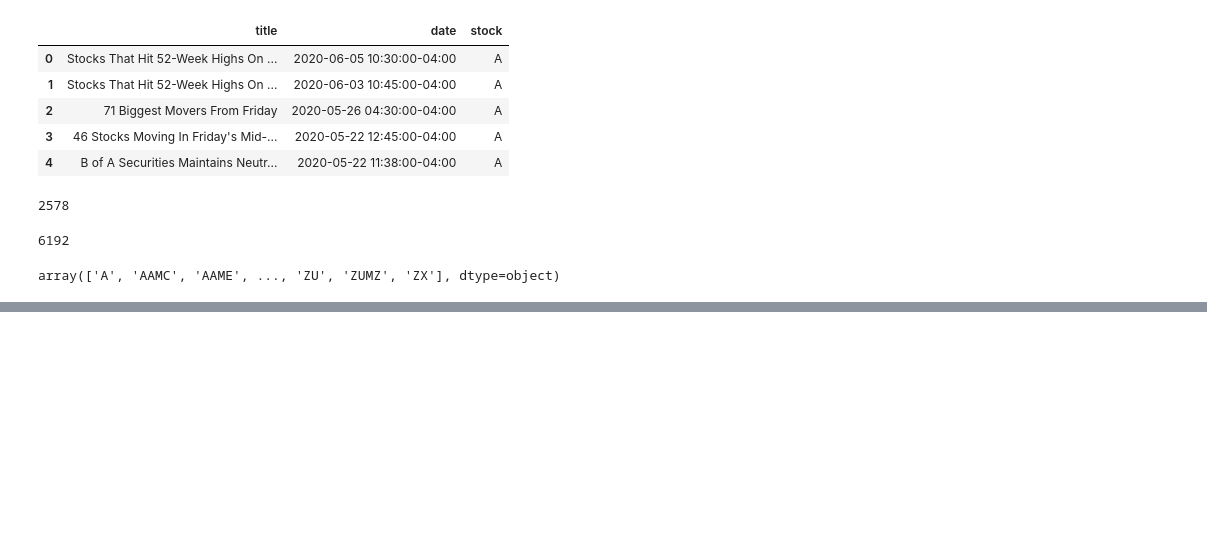
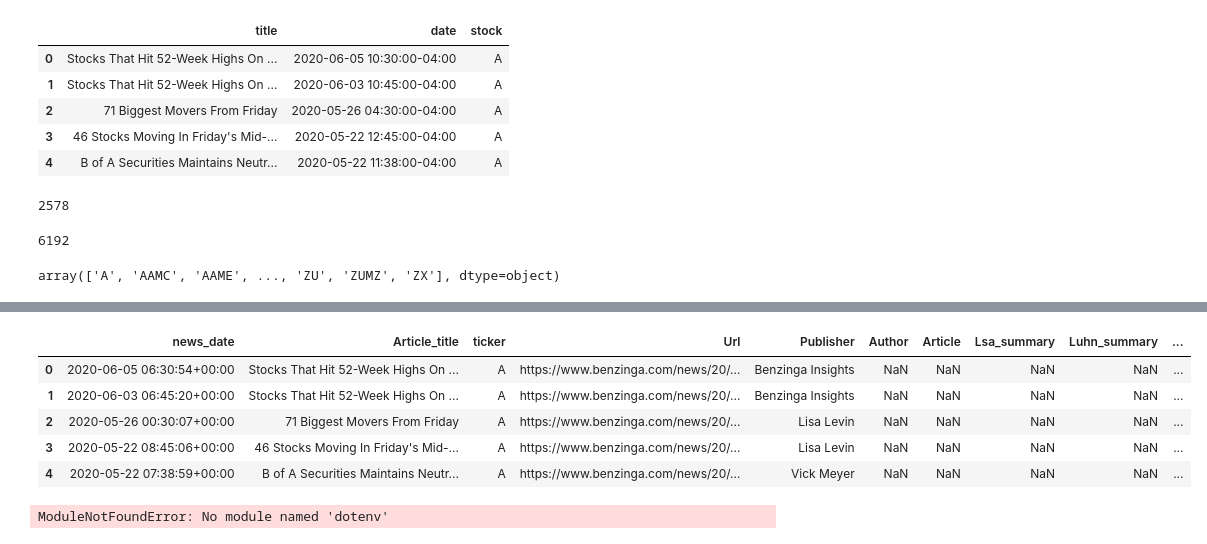
Before and after one commit to Wfiles/iti-8k-analysis, a Jupyter notebook: news_permco.ipynb, the cells around one changed output, grey strips where cells are left out. Drawn from its saved outputs; the diff is of its cells as text; code cells hidden in the pictures; blank space fills up the shorter version.

Commit message:
adding function to add permco to news

```diff
--- a/news_permco.ipynb
+++ b/news_permco.ipynb
@@ -252,0 +269,8 @@ tickers_df = db.get_table(library='crsp', table='stocknames')
+# %%
+# 1. Charger stocknames depuis CRSP
+stocknames = db.raw_sql("""
+    SELECT permco, ticker
+    FROM crsp.stocknames
+""")
+stocknames['ticker'] = stocknames['ticker'].str.upper().str.strip()
+stocknames.drop_duplicates(subset="ticker", inplace=True)
@@ -252,0 +302,9 @@ tickers_df = db.get_table(library='crsp', table='stocknames')
+# %%
+merged.head()
+# %% [output]
+|  | news_date | Article_title | ticker | Url | Publisher | Author | Article | Lsa_summary | Luhn_summary | ... |
+| 0 | 2020-06-05 06:30:54+00:00 | Stocks That Hit 52-Week Highs On ... | A | https://www.benzinga.com/news/20/... | Benzinga Insights | NaN | NaN | NaN | NaN | ... |
+| 1 | 2020-06-03 06:45:20+00:00 | Stocks That Hit 52-Week Highs On ... | A | https://www.benzinga.com/news/20/... | Benzinga Insights | NaN | NaN | NaN | NaN | ... |
+| 2 | 2020-05-26 00:30:07+00:00 | 71 Biggest Movers From Friday | A | https://www.benzinga.com/news/20/... | Lisa Levin | NaN | NaN | NaN | NaN | ... |
+| 3 | 2020-05-22 08:45:06+00:00 | 46 Stocks Moving In Friday's Mid-... | A | https://www.benzinga.com/news/20/... | Lisa Levin | NaN | NaN | NaN | NaN | ... |
+| 4 | 2020-05-22 07:38:59+00:00 | B of A Securities Maintains Neutr... | A | https://www.benzinga.com/news/20/... | Vick Meyer | NaN | NaN | NaN | NaN | ... |
@@ -252,0 +313,5 @@ tickers_df = db.get_table(library='crsp', table='stocknames')
+# %%
+from src.merge_crsp_fnspid import add_permco_to_news
+df_with_permco = add_permco_to_news(financial_news_df)
+# %% [output]
+ModuleNotFoundError: No module named 'dotenv'
```
Also changed, not shown: parts of 9 cells of this notebook, 1 other file.
